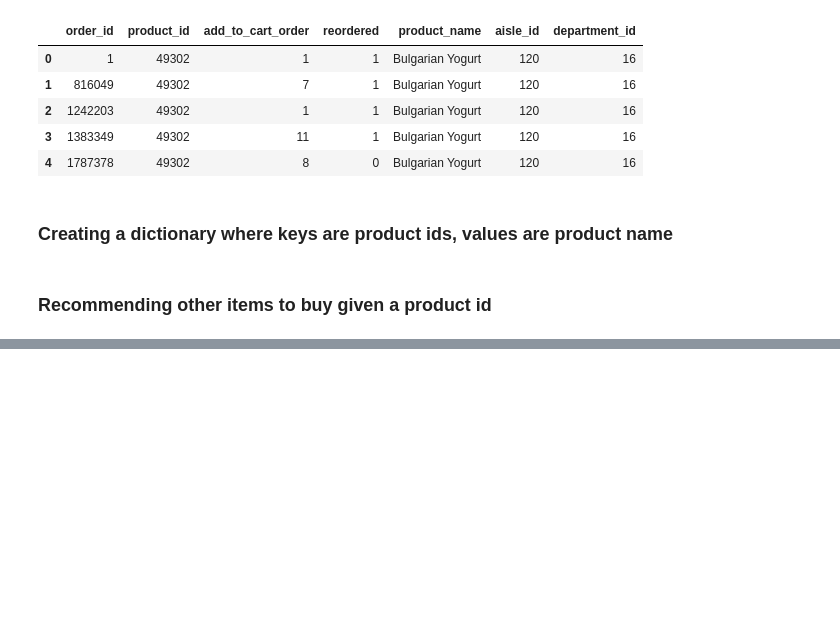
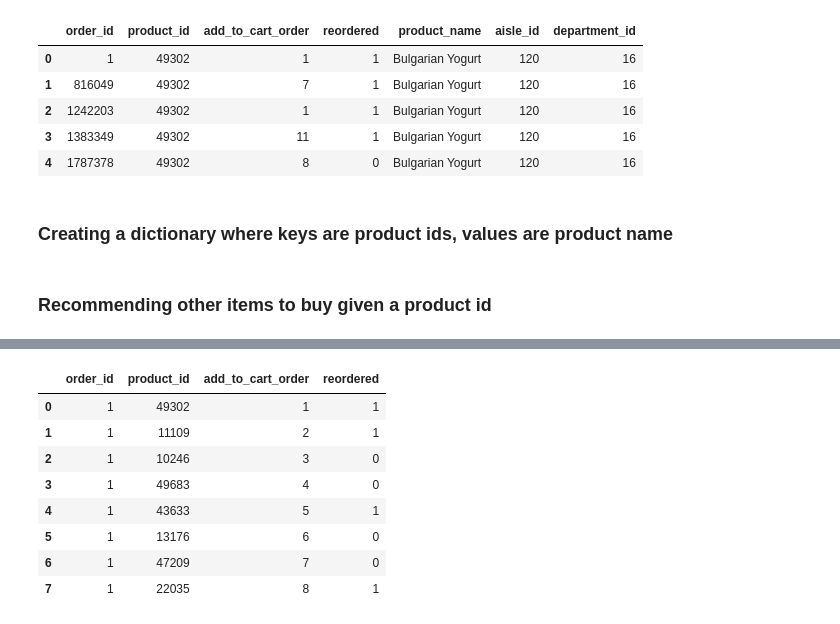
Before and after one commit to khummel01/DS320, a Jupyter notebook: instacart_marketbasket_analysis.ipynb, the cells around one changed output, grey strips where cells are left out. Drawn from its saved outputs; the diff is of its cells as text; code cells hidden in the pictures; blank space fills up the shorter version.

```diff
--- a/instacart_marketbasket_analysis.ipynb
+++ b/instacart_marketbasket_analysis.ipynb
@@ -151,0 +156,6 @@ Because you bought Grapefruit Sparkling Water, we recommend that you also buy Ba
+# %%
+op = orders
+# %%
+msk = np.random.rand(len(op)) < 0.8
+train = op[msk]
+test = op[~msk] #msk an array of true and falses
@@ -151,0 +182,2 @@ Because you bought Grapefruit Sparkling Water, we recommend that you also buy Ba
+# %%
+aco = train.groupby('order_id')
@@ -151,0 +236,12 @@ Because you bought Grapefruit Sparkling Water, we recommend that you also buy Ba
+# %%
+aco.get_group(1)
+# %% [output]
+|  | order_id | product_id | add_to_cart_order | reordered |
+| 0 | 1 | 49302 | 1 | 1 |
+| 1 | 1 | 11109 | 2 | 1 |
+| 2 | 1 | 10246 | 3 | 0 |
+| 3 | 1 | 49683 | 4 | 0 |
+| 4 | 1 | 43633 | 5 | 1 |
+| 5 | 1 | 13176 | 6 | 0 |
+| 6 | 1 | 47209 | 7 | 0 |
+| 7 | 1 | 22035 | 8 | 1 |
```
Also changed, not shown: parts of 44 cells of this notebook.
